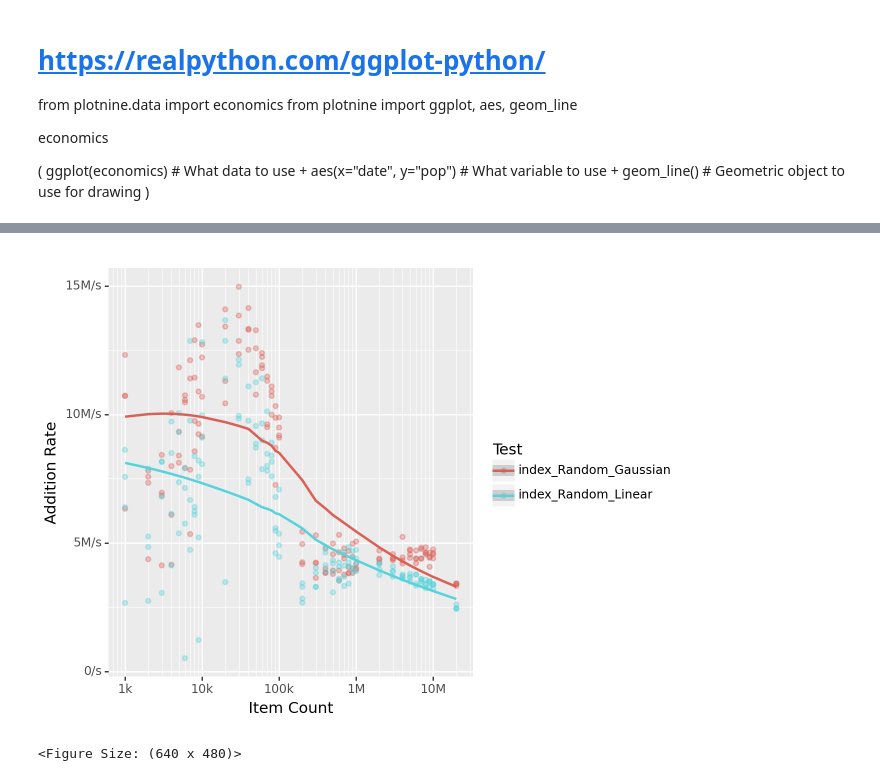
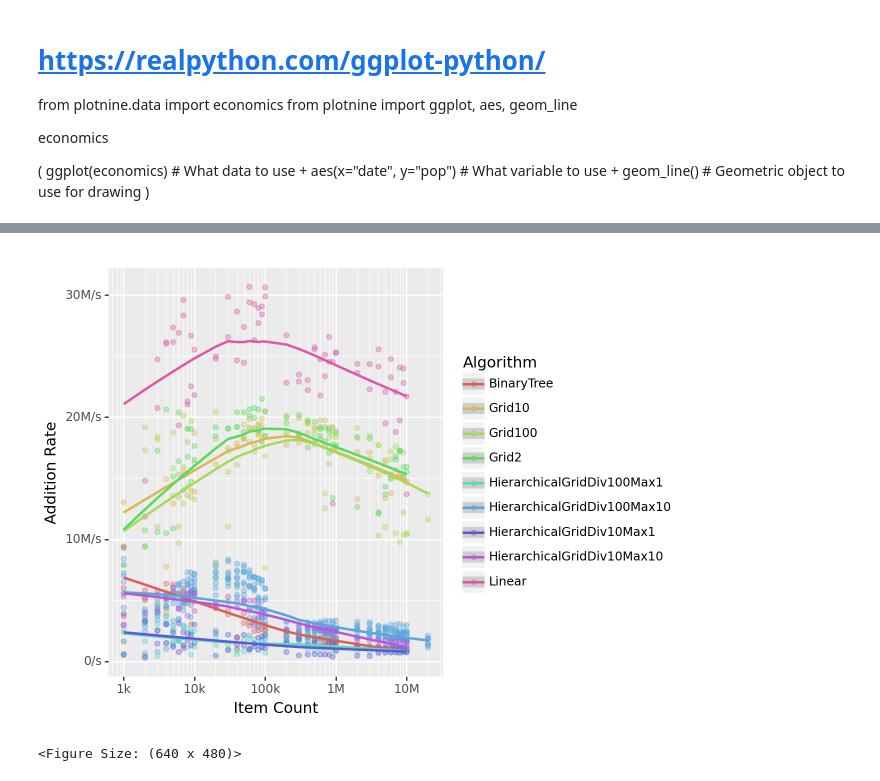
Before and after one commit to nanovc/nanovc-java-kdrepo, a Jupyter notebook: analysis/performance/performance-analysis.ipynb, the cells around one changed output, grey strips where cells are left out. Cells and saved outputs as stored; diff of their text form; code cells hidden in the pictures.

Commit message:
Measured performance across all algorithms.

```diff
--- a/analysis/performance/performance-analysis.ipynb
+++ b/analysis/performance/performance-analysis.ipynb
@@ -41,8 +45,9 @@ economics
         + geom_line()  # Geometric object to use for drawing
 )
 # %%
+import pandas as pd
+
 from data import csv_data
-import pandas as pd
 
 #csv_data
 
@@ -50,6 +55,11 @@ import pandas as pd
 csv_data['Add Rate'] = csv_data['Item Count'] * 1_000_000_000 / csv_data['Add Duration Nanos']
 csv_data['Search Rate'] = csv_data['Query Count'] * 1_000_000_000 / csv_data['Search Duration Nanos']
 
+# Split the class into parts:
+# https://practicaldatascience.co.uk/data-science/how-to-split-strings-using-the-pandas-split-function#:~:text=The%20split()%20function%20has,times%20to%20split%20the%20string.
+csv_data[['Class Info', 'Algorithm Test']] = csv_data['Class'].str.split(pat='$', expand=True)
+csv_data['Algorithm'] = csv_data['Algorithm Test'].str.replace('Tests', '')
+
 # Remove warmup data:
 csv_data = csv_data[csv_data['Scenario'] != 'Warmup']
 
@@ -159,17 +99,19 @@ plot_data.head()
 # %%
-from mizani.formatters import comma_format
+
 from formatters.number_suffix_format import number_suffix_format
-from plotnine import scale_x_log10, scale_y_log10, geom_smooth, labs, scale_color_discrete, scale_y_continuous
+from plotnine import scale_x_log10, scale_y_log10, geom_smooth, labs, scale_y_continuous, ggplot, \
+    aes, geom_point
 
-(ggplot(plot_data, aes(x="Item Count", y="Add Rate", color="Test"))
+(ggplot(plot_data, aes(x="Item Count", y="Add Rate", color="Algorithm"))
  + geom_point(alpha=0.35)
  + scale_x_log10(labels = number_suffix_format(fmt="{:.0f}", suffix=""))
  + scale_y_continuous(labels = number_suffix_format(fmt="{:.0f}", suffix="/s"))
+ #+ scale_y_log10(labels = number_suffix_format(fmt="{:.0f}", suffix="/s"))
  #+ scale_color_discrete(l=.4)
  + geom_smooth()
  + labs(x='Item Count', y='Addition Rate')
  )
 # %% [output]
-[figure, old version]
+[figure, new version]
 <Figure Size: (640 x 480)>
 # %%
```
Also changed, not shown: parts of 14 cells of this notebook, 27 other files.
